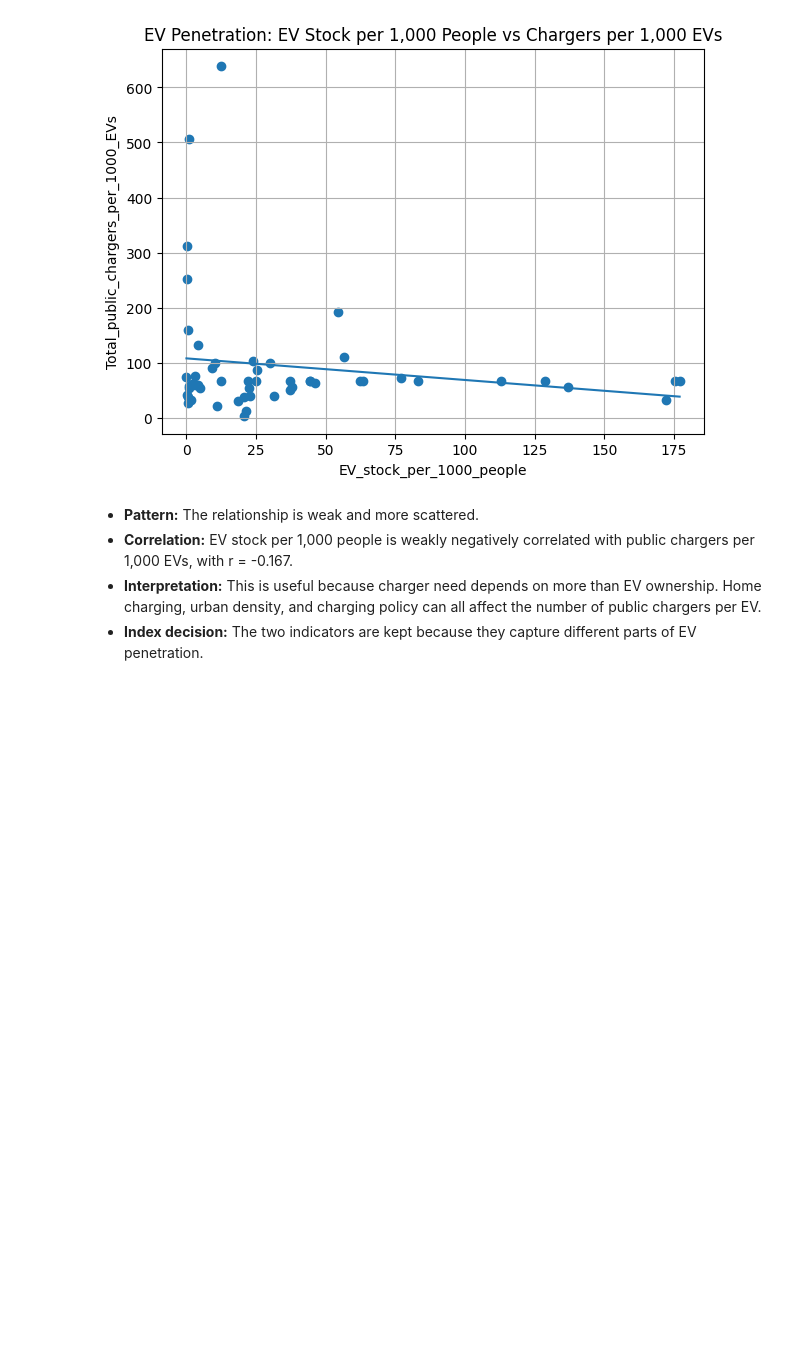
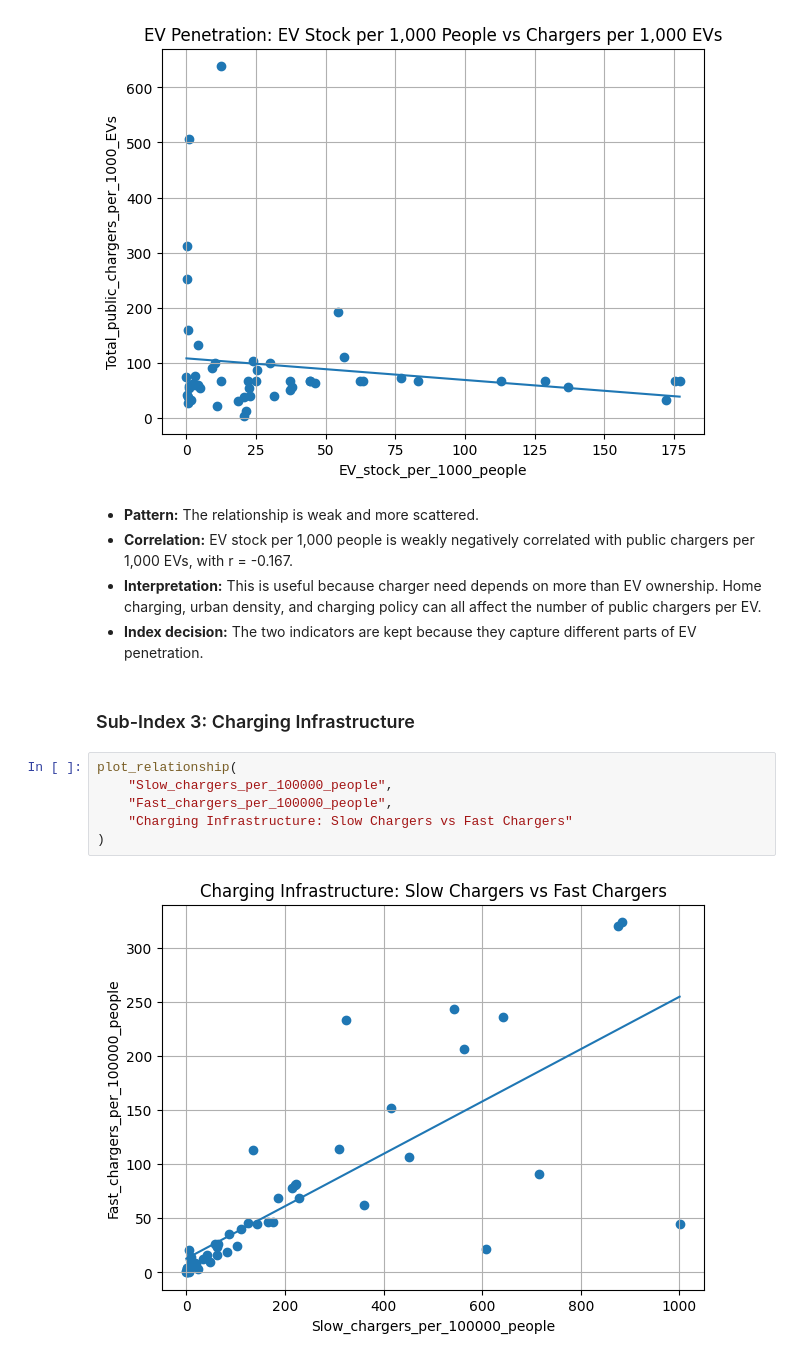
Before and after one commit to RathnamMeghana/DAV_CA1, a Jupyter notebook: index.ipynb, the cells around one changed output. Saved outputs shown, nothing was run; the diff lists cells and outputs as text; blank space fills up the shorter version.

Commit message:
⚡ Add charging scatterplot
Added the charging infrastructure relationship plot and notes.

Used it to compare slow and fast charger coverage across countries.

```diff
--- a/index.ipynb
+++ b/index.ipynb
@@ -1208,3 +1208,13 @@ plot_relationship(
 - **Correlation:** EV stock per 1,000 people is weakly negatively correlated with public chargers per 1,000 EVs, with r = -0.167.
 - **Interpretation:** This is useful because charger need depends on more than EV ownership. Home charging, urban density, and charging policy can all affect the number of public chargers per EV.
 - **Index decision:** The two indicators are kept because they capture different parts of EV penetration.
+# %% [markdown]
+### Sub-Index 3: Charging Infrastructure
+# %%
+plot_relationship(
+    "Slow_chargers_per_100000_people",
+    "Fast_chargers_per_100000_people",
+    "Charging Infrastructure: Slow Chargers vs Fast Chargers"
+)
+# %% [output]
+[figure, added]
```
Also changed, not shown: parts of 1 cell of this notebook.
